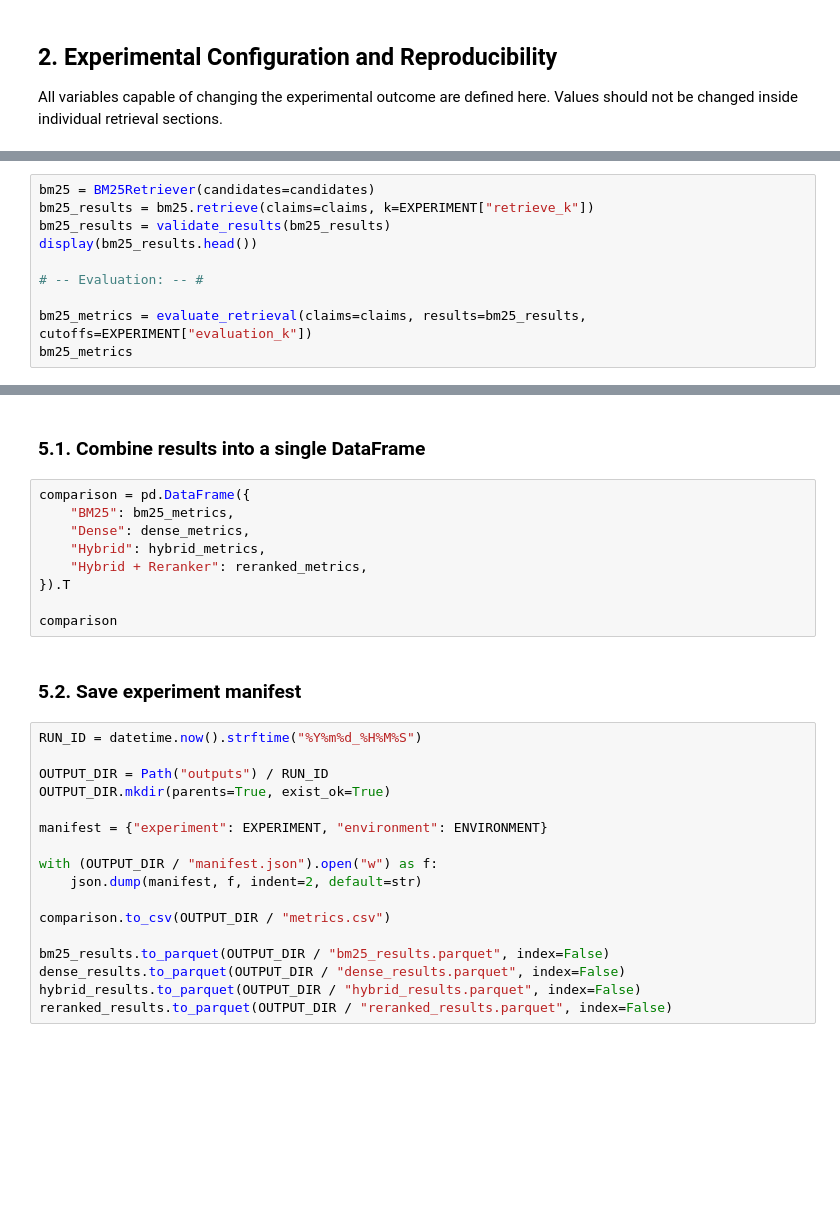
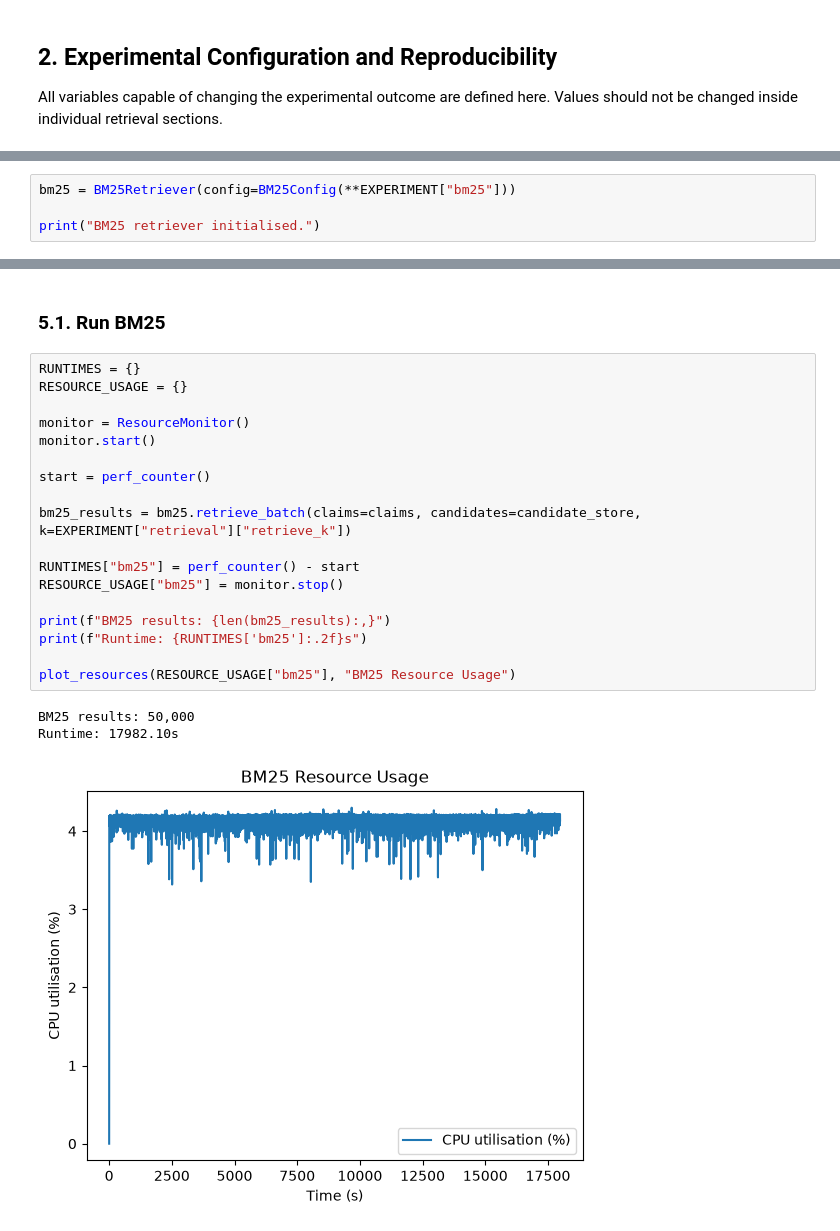
Before and after one commit to REALBroomFish/AutomatedFactVerification_RetrieverComparison, a Jupyter notebook: notebooks/2_retrieval_evaluation.ipynb, the cells around one changed output, grey strips where cells are left out. Cells and saved outputs as stored; diff of their text form; blank space fills up the shorter version.

Commit message:
Added retrieval_evaluation, updated retrievers/rerankers to allow interfacing with aforementioned notebook

```diff
--- a/notebooks/2_retrieval_evaluation.ipynb
+++ b/notebooks/2_retrieval_evaluation.ipynb
@@ -169,10 +336,4 @@ print(f"Candidates: {len(candidates):,}")
 # %%
-bm25 = BM25Retriever(candidates=candidates)
-bm25_results = bm25.retrieve(claims=claims, k=EXPERIMENT["retrieve_k"])
-bm25_results = validate_results(bm25_results)
-display(bm25_results.head())
+bm25 = BM25Retriever(config=BM25Config(**EXPERIMENT["bm25"]))
 
-# -- Evaluation: -- #
-
-bm25_metrics = evaluate_retrieval(claims=claims, results=bm25_results, cutoffs=EXPERIMENT["evaluation_k"])
-bm25_metrics
+print("BM25 retriever initialised.")
@@ -224,30 +397,24 @@ reranked_metrics
-# %% [markdown]
-### 5.1. Combine results into a single DataFrame
-# %%
-comparison = pd.DataFrame({
-    "BM25": bm25_metrics,
-    "Dense": dense_metrics,
-    "Hybrid": hybrid_metrics,
-    "Hybrid + Reranker": reranked_metrics,
-}).T
-
-comparison
-# %% [markdown]
-### 5.2. Save experiment manifest
-# %%
-RUN_ID = datetime.now().strftime("%Y%m%d_%H%M%S")
-
-OUTPUT_DIR = Path("outputs") / RUN_ID
-OUTPUT_DIR.mkdir(parents=True, exist_ok=True)
-
-manifest = {"experiment": EXPERIMENT, "environment": ENVIRONMENT}
-
-with (OUTPUT_DIR / "manifest.json").open("w") as f:
-    json.dump(manifest, f, indent=2, default=str)
-
-comparison.to_csv(OUTPUT_DIR / "metrics.csv")
-
-bm25_results.to_parquet(OUTPUT_DIR / "bm25_results.parquet", index=False)
-dense_results.to_parquet(OUTPUT_DIR / "dense_results.parquet", index=False)
-hybrid_results.to_parquet(OUTPUT_DIR / "hybrid_results.parquet", index=False)
-reranked_results.to_parquet(OUTPUT_DIR / "reranked_results.parquet", index=False)
+# %% [markdown]
+### 5.1. Run BM25
+# %%
+RUNTIMES = {}
+RESOURCE_USAGE = {}
+
+monitor = ResourceMonitor()
+monitor.start()
+
+start = perf_counter()
+
+bm25_results = bm25.retrieve_batch(claims=claims, candidates=candidate_store, k=EXPERIMENT["retrieval"]["retrieve_k"])
+
+RUNTIMES["bm25"] = perf_counter() - start
+RESOURCE_USAGE["bm25"] = monitor.stop()
+
+print(f"BM25 results: {len(bm25_results):,}")
+print(f"Runtime: {RUNTIMES['bm25']:.2f}s")
+
+plot_resources(RESOURCE_USAGE["bm25"], "BM25 Resource Usage")
+# %% [output]
+BM25 results: 50,000
+Runtime: 17982.10s
+[figure, added]
```
Also changed, not shown: parts of 39 cells of this notebook, 7 other files.
